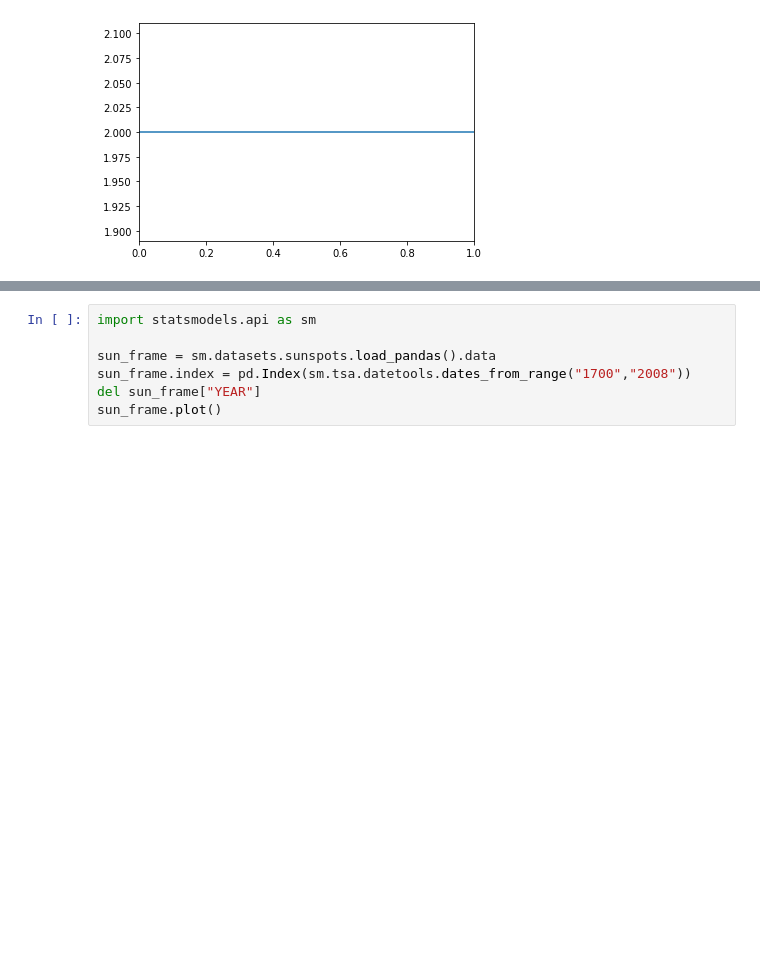
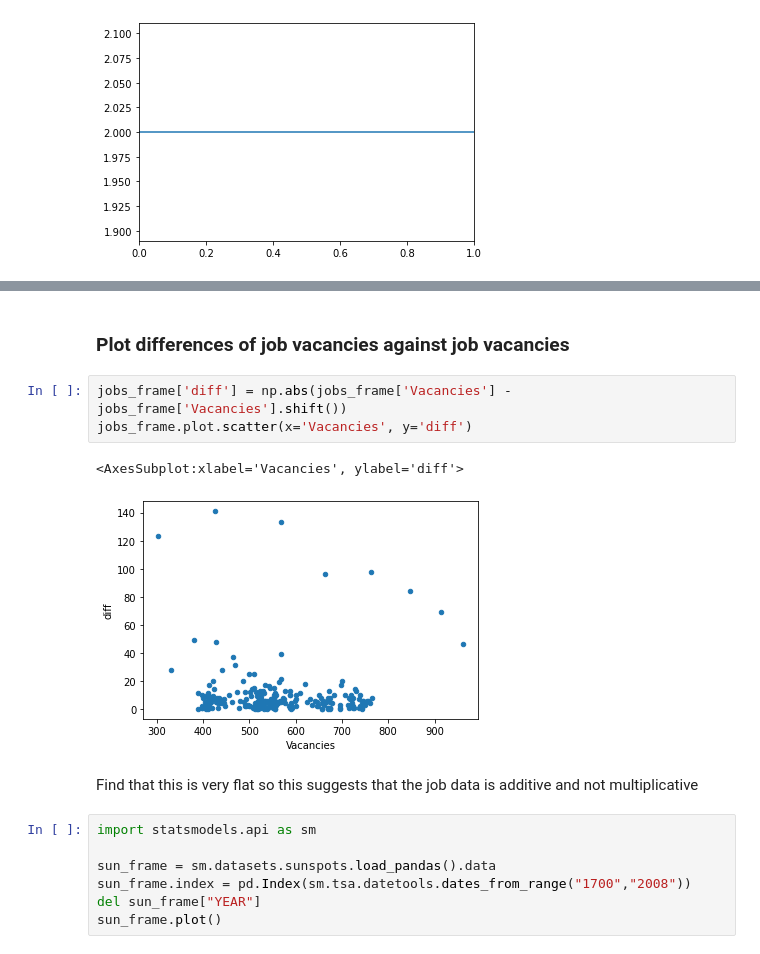
Before and after one commit to huuugh18/finmodel, a Jupyter notebook: 2-8 additive and multiplicative.ipynb, the cells around one changed output, grey strips where cells are left out. Cells and saved outputs as stored; diff of their text form; blank space fills up the shorter version.

```diff
--- a/2-8 additive and multiplicative.ipynb
+++ b/2-8 additive and multiplicative.ipynb
@@ -32,3 +41,13 @@ import pandas as pd
+# %% [markdown]
+### Plot differences of job vacancies against job vacancies
+# %%
+jobs_frame['diff'] = np.abs(jobs_frame['Vacancies'] - jobs_frame['Vacancies'].shift())
+jobs_frame.plot.scatter(x='Vacancies', y='diff')
+# %% [output]
+<AxesSubplot:xlabel='Vacancies', ylabel='diff'>
+[figure, added]
+# %% [markdown]
+Find that this is very flat so this suggests that the job data is additive and not multiplicative
 # %%
 import statsmodels.api as sm
 
```
Also changed, not shown: parts of 8 cells of this notebook, 14 other files.
